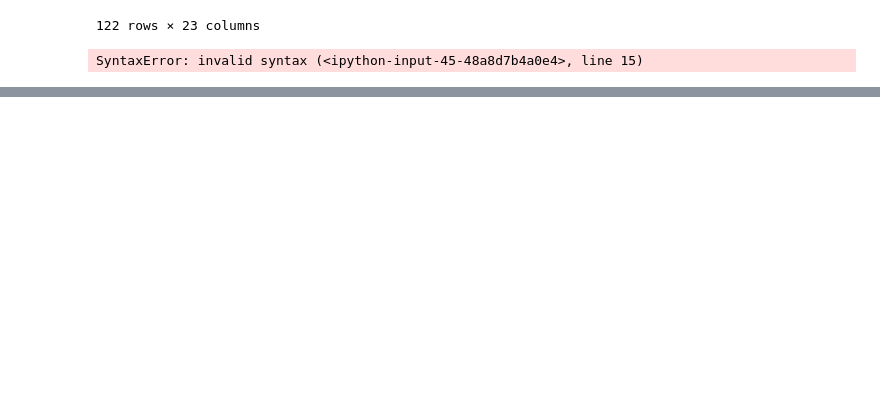
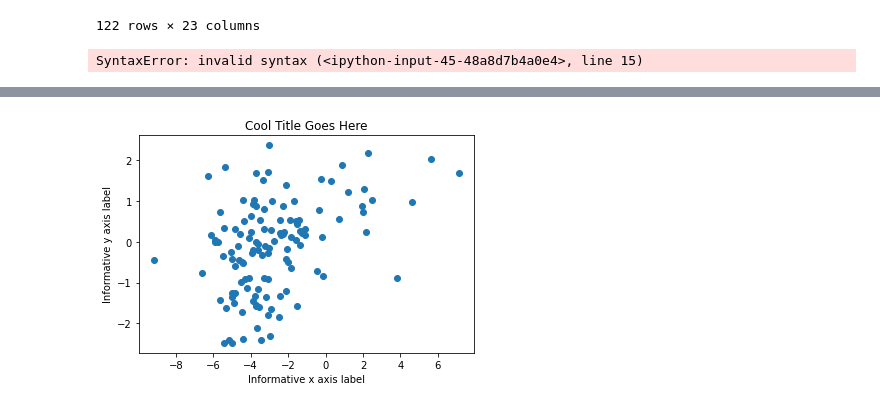
Before and after one commit to terencewtli/qbio_data_analysis, a Jupyter notebook: python_code/cptac_tutorial1.ipynb, the cells around one changed output, grey strips where cells are left out. Saved outputs shown, nothing was run; the diff lists cells and outputs as text; code cells hidden in the pictures; blank space fills up the shorter version.

Commit message:
continue working on cptac

```diff
--- a/python_code/cptac_tutorial1.ipynb
+++ b/python_code/cptac_tutorial1.ipynb
@@ -246,0 +272,39 @@ print( clinical_data["Age_in_years"].min() )
+# %%
+#We might want to compare the transcriptomics and proteomics of the same gene
+#Check for understanding: Why might this be of interest? What is the expected the relationship between the two?
+
+#Pick your favorite gene and assign it to the gene variable
+gene = "TP53"
+
+#assert statements are important for ensuring your code is running correctly
+#The program will only continue running if the statement after assert is True
+assert gene in rna_data.columns
+assert gene in protein_data.columns
+
+#We also want to check that the patients are in the same order for rna_data and protein_data.
+#Write an assert statement that checks this. Fill in parathensis
+assert list( ) == list(  )
+
+#for matplotlib we always have to create a figure before we plot!
+plt.figure()
+
+#x axis will be the proteomics data of the particular gene.
+#Set x_data equal to the column of protein_data that corresponds to your gene
+x_data =
+
+#y axis will be the transcriptomics data of the particular gene.
+#Set x_data equal to the column of rna_data that corresponds to your gene
+y_data =
+
+#Use matplotlib's scatter() function to create a scatter plot. Is this what you expect
+plt.scatter( x_data, y_data )
+
+#Edit the figure
+plt.title("Cool Title Goes Here")
+plt.xlabel("Informative x axis label")
+plt.ylabel("Informative y axis label")
+
+#This is used to explicitly print out the figure. Later we will save the figure
+plt.show()
+# %% [output]
+[figure, added]
```
Also changed, not shown: parts of 9 cells of this notebook.
